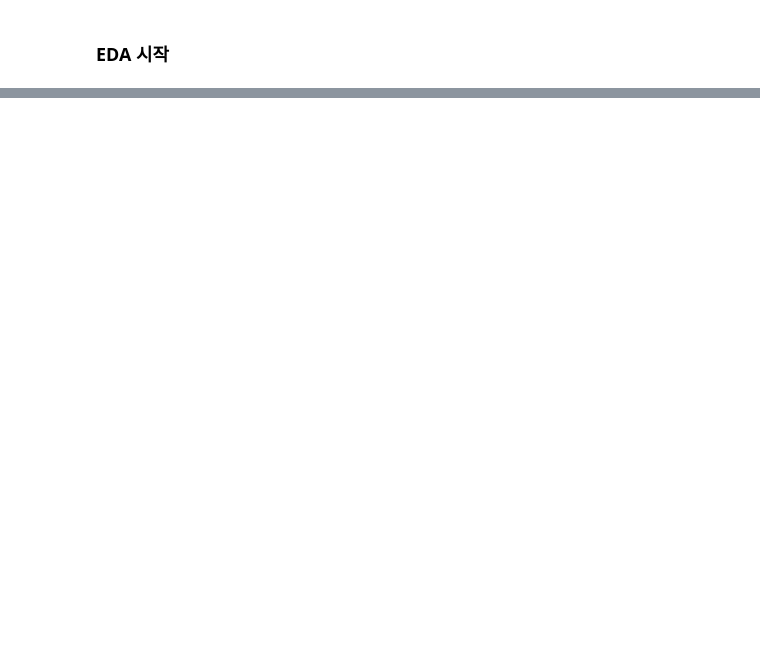
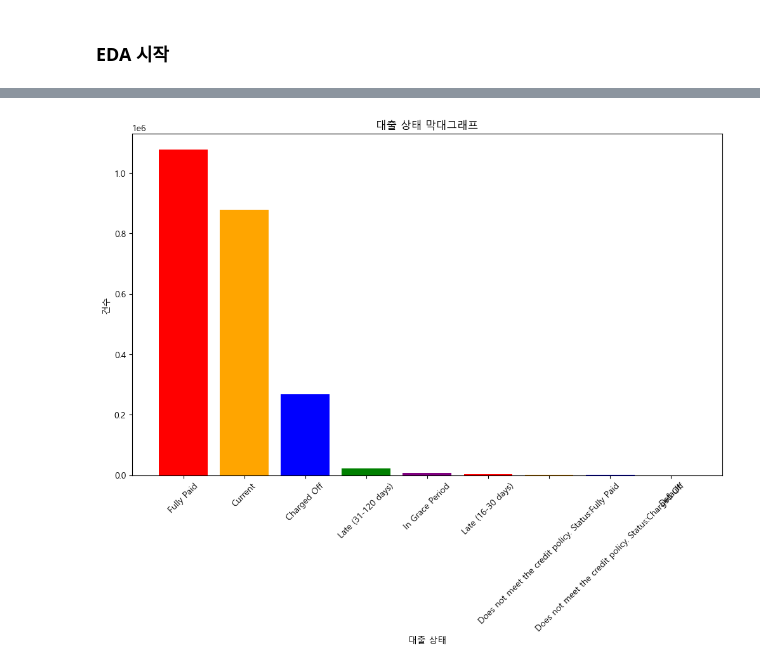
Before and after one commit to gywns7507/second_project, a Jupyter notebook: Heesang.ipynb, the cells around one changed output, grey strips where cells are left out. Drawn from its saved outputs; the diff is of its cells as text; code cells hidden in the pictures; blank space fills up the shorter version.

```diff
--- a/Heesang.ipynb
+++ b/Heesang.ipynb
@@ -72,3 +57,0 @@ eda1[eda1['settlement_date'].notna()].head()
-# %%
-eda1['diff_amnt'] = eda1['loan_amnt'] - eda1['funded_amnt']
-eda1[eda1['diff_amnt']>=1].head()
@@ -290,0 +94,25 @@ X_train, y_train, X_test, y_test =
+# %%
+# 공통 전처리
+# 문자열 양쪽 공백 제거
+for col in eda1.columns:
+    if eda1[col].dtype == 'object' or eda1[col].dtype == 'string':
+        eda1[col] = eda1[col].str.strip()
+    else:
+        continue
+
+# 날짜 형식 피처 datetime으로 변환
+eda1['issue_d'] = pd.to_datetime(eda1['issue_d'])
+eda1['settlement_date'] = pd.to_datetime(eda1['settlement_date'])
+
+# 'dti' 이상치 제거
+# %%
+# 종속변수(loan_status) 막대그래프
+plt.figure(figsize=(12,7))
+plt.title('대출 상태 막대그래프')
+plt.bar(eda1['loan_status'].value_counts().index, eda1['loan_status'].value_counts().values, color=['red', 'orange', 'blue', 'green', 'purple'])
+plt.xlabel('대출 상태')
+plt.ylabel('건수')
+plt.xticks(rotation=45)
+plt.show()
+# %% [output]
+[figure, added]
```
Also changed, not shown: parts of 48 cells of this notebook.
